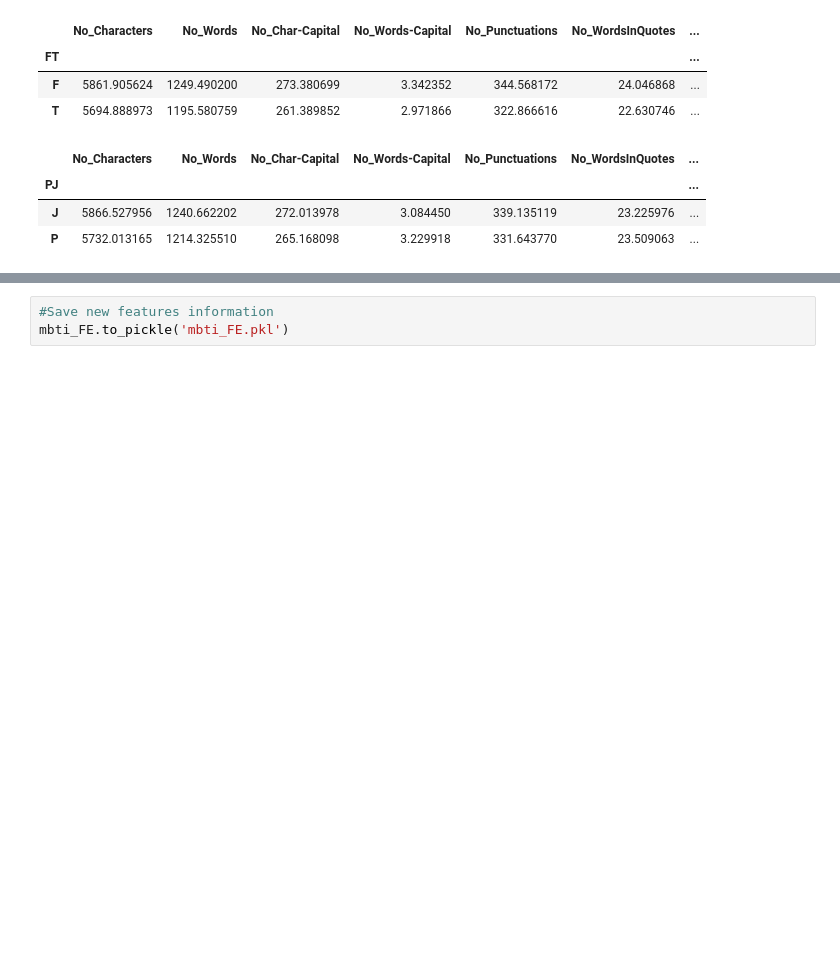
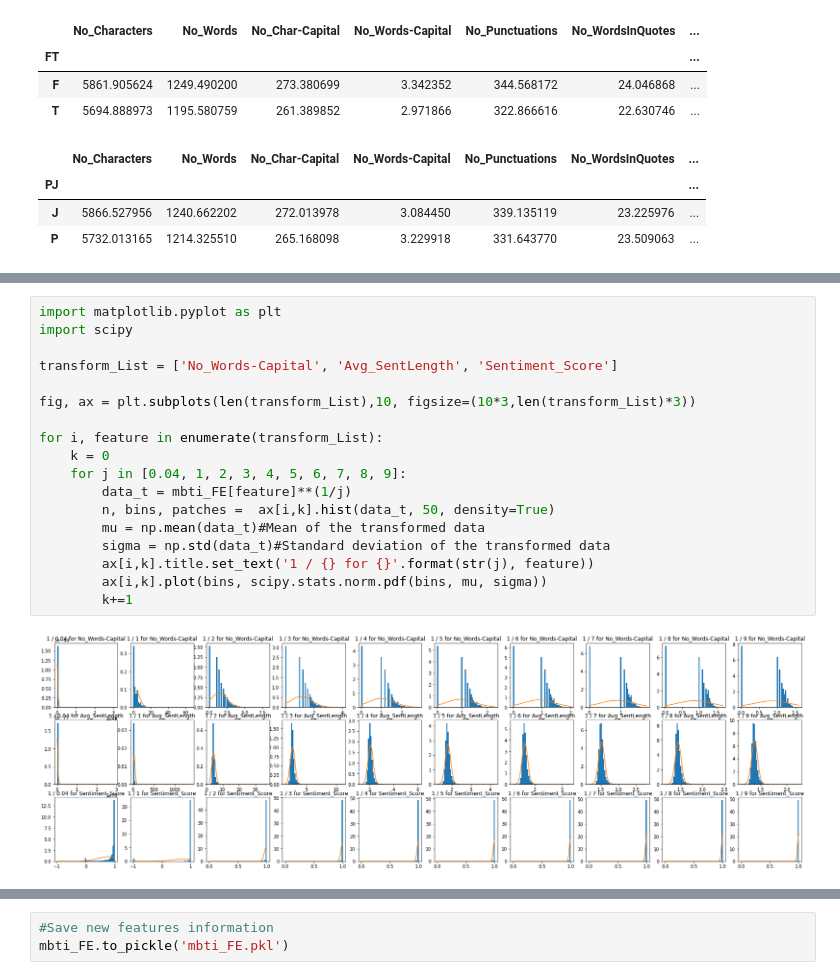
Before and after one commit to shshakib/Twitter-Personality-Prediction, a Jupyter notebook: Step4 Feature Engineering.ipynb, the cells around one changed output, grey strips where cells are left out. Cells and saved outputs as stored; diff of their text form; blank space fills up the shorter version.

```diff
--- a/Step4 Feature Engineering.ipynb
+++ b/Step4 Feature Engineering.ipynb
@@ -208,0 +233,20 @@ corr.style.background_gradient(cmap='coolwarm')
+# %%
+import matplotlib.pyplot as plt
+import scipy
+
+transform_List = ['No_Words-Capital', 'Avg_SentLength', 'Sentiment_Score']
+
+fig, ax = plt.subplots(len(transform_List),10, figsize=(10*3,len(transform_List)*3))
+
+for i, feature in enumerate(transform_List):
+    k = 0
+    for j in [0.04, 1, 2, 3, 4, 5, 6, 7, 8, 9]:
+        data_t = mbti_FE[feature]**(1/j)
+        n, bins, patches =  ax[i,k].hist(data_t, 50, density=True)
+        mu = np.mean(data_t)#Mean of the transformed data
+        sigma = np.std(data_t)#Standard deviation of the transformed data
+        ax[i,k].title.set_text('1 / {} for {}'.format(str(j), feature))
+        ax[i,k].plot(bins, scipy.stats.norm.pdf(bins, mu, sigma))
+        k+=1
+# %% [output]
+[figure, added]
```
Also changed, not shown: parts of 8 cells of this notebook, 6 other files.
